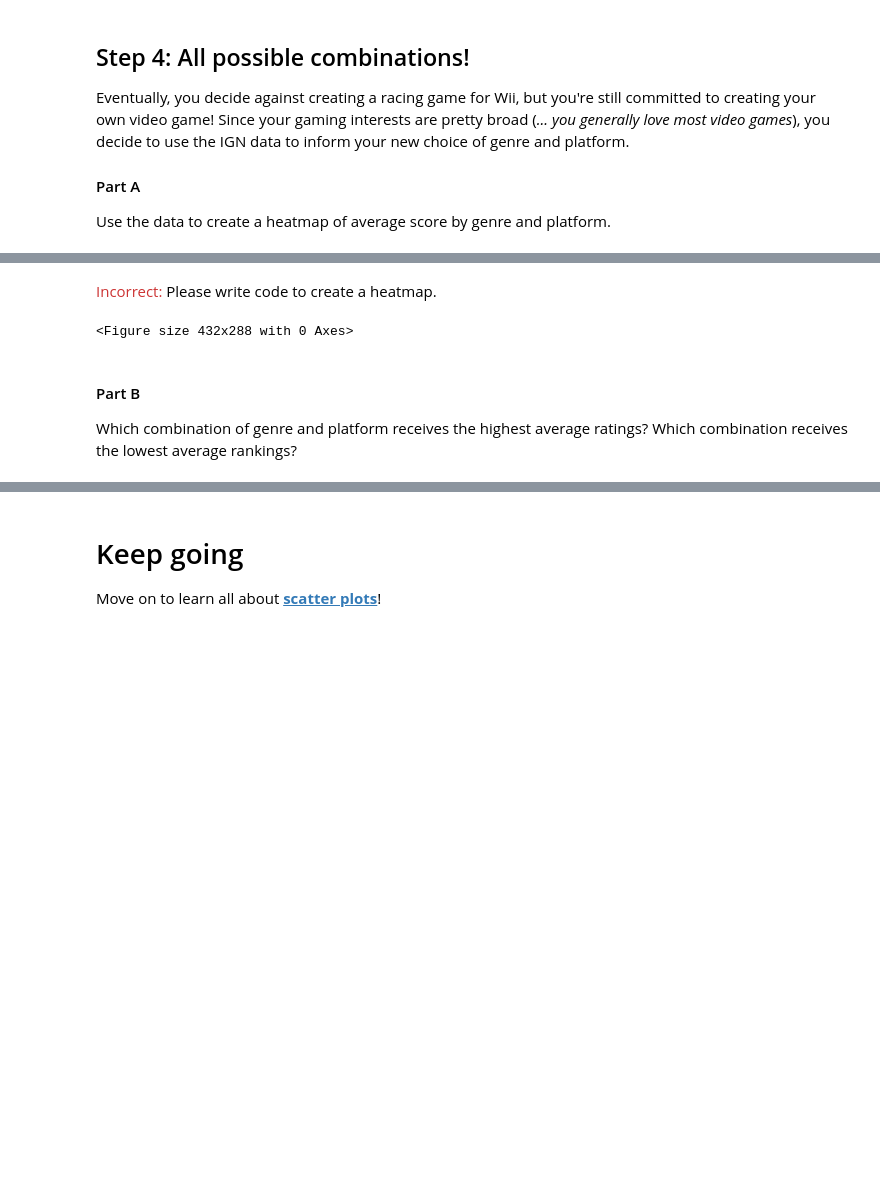
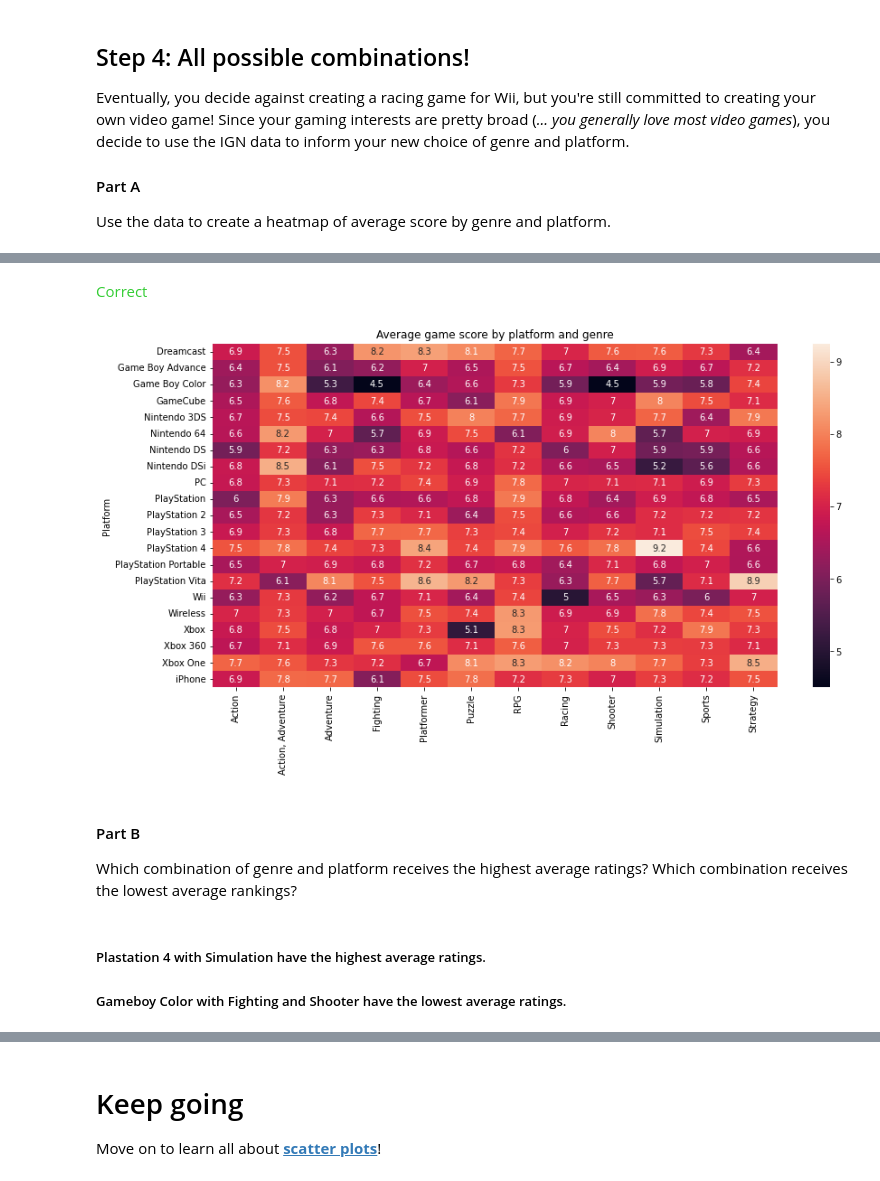
Before and after one commit to ttquynh-pham/Data-Visualization_Kaggle, a Jupyter notebook: exercise-bar-charts-and-heatmaps.ipynb, the cells around one changed output, grey strips where cells are left out. Saved outputs shown, nothing was run; the diff lists cells and outputs as text; code cells hidden in the pictures; blank space fills up the shorter version.

Commit message:
Kaggle Notebook | Exercise: Bar Charts and Heatmaps | Version 2

```diff
--- a/exercise-bar-charts-and-heatmaps.ipynb
+++ b/exercise-bar-charts-and-heatmaps.ipynb
@@ -152,14 +152,16 @@ Eventually, you decide against creating a racing game for Wii, but you're still
 Use the data to create a heatmap of average score by genre and platform.
 # %%
 # Heatmap showing average game score by platform and genre
-____ # Your code here
+plt.figure(figsize = (14, 7))
+plt.title("Average game score by platform and genre")
+sns.heatmap(data = ign_data, annot = True)
 
 # Check your answer
 step_4.a.check()
 # %% [output]
 [interactive output not drawn]
-<span style="color:#cc3333">Incorrect:</span> Please write code to create a heatmap.
+<span style="color:#33cc33">Correct</span>
-<Figure size 432x288 with 0 Axes>
+[figure, added]
 # %%
 # Lines below will give you a hint or solution code
 #step_4.a.hint()
@@ -168,6 +170,9 @@ step_4.a.check()
 #### Part B
 
 Which combination of genre and platform receives the highest average ratings?  Which combination receives the lowest average rankings?
+# %% [markdown]
+##### Plastation 4 with Simulation have the highest average ratings.
+##### Gameboy Color with Fighting and Shooter have the lowest average ratings.
 # %%
 #step_4.b.hint()
 # %%
```
